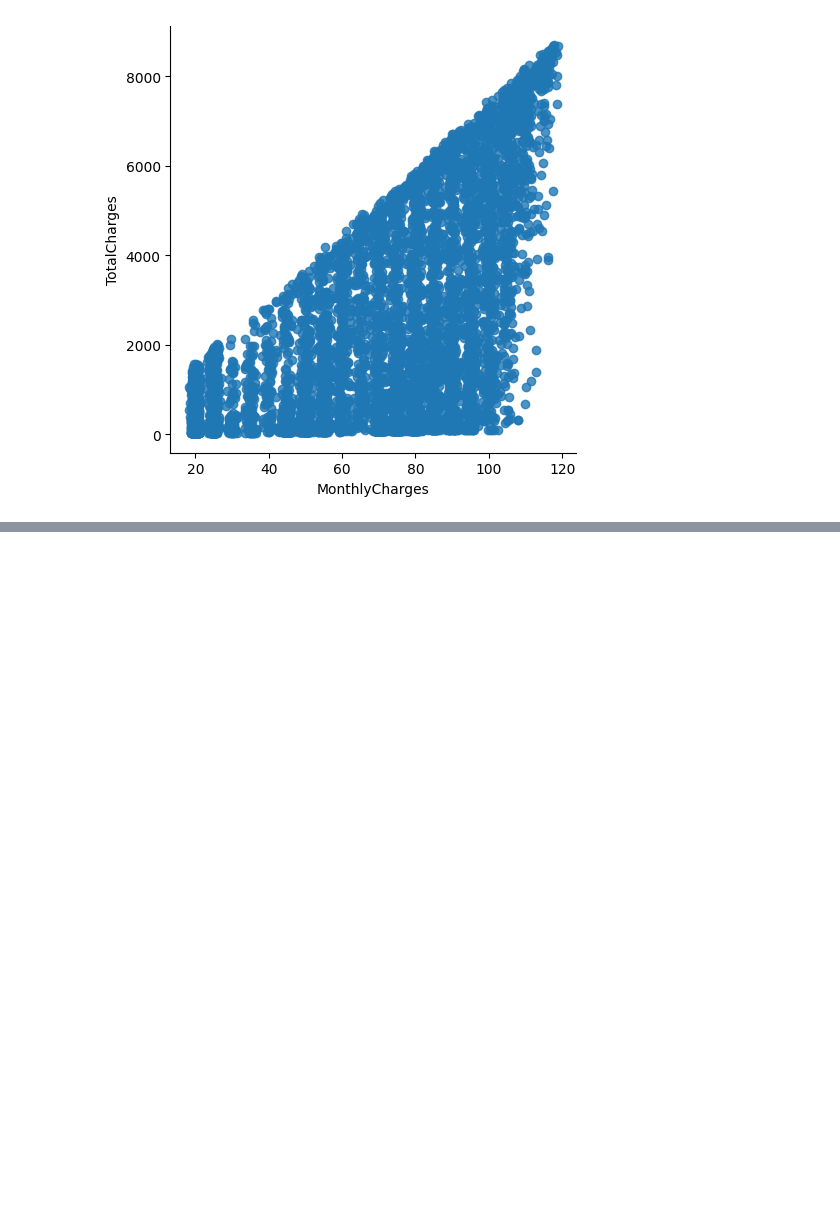
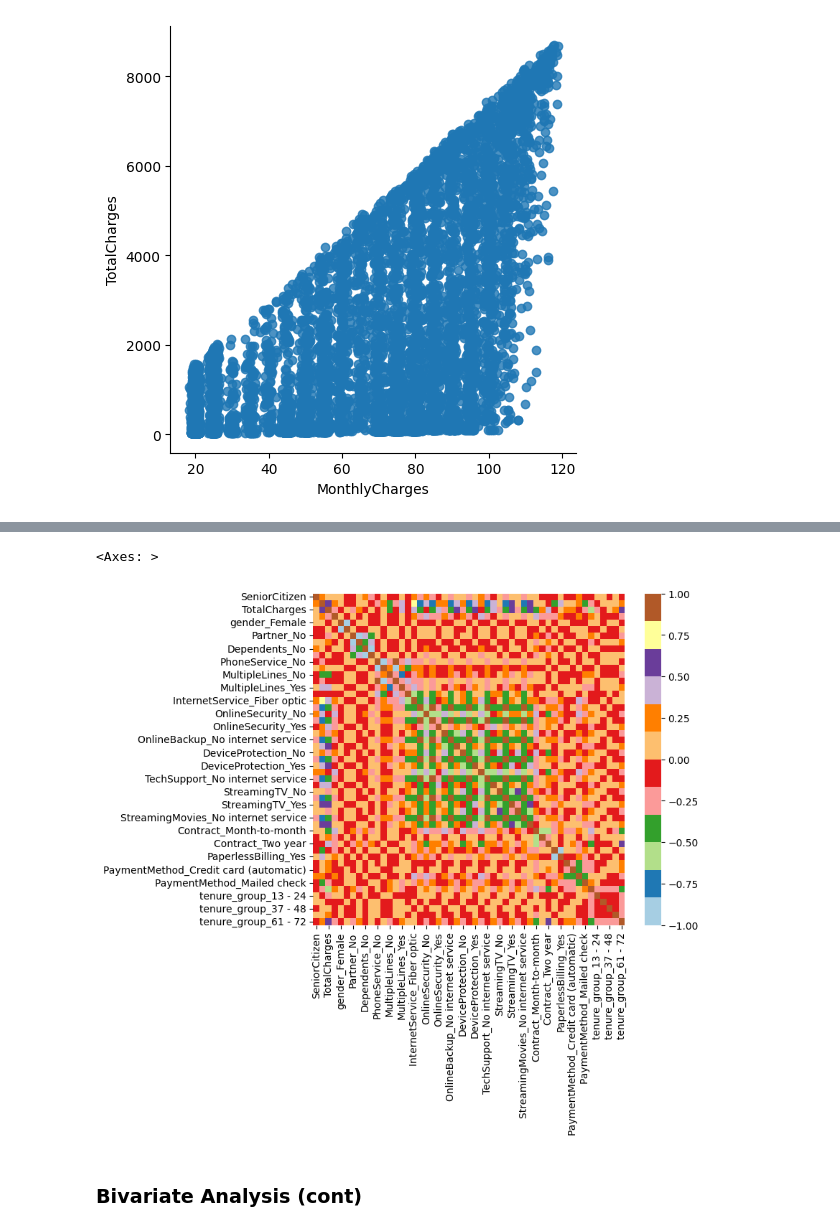
Before and after one commit to srsimonson/exploratory-data-analysis, a Jupyter notebook: customer_churn.ipynb, the cells around one changed output, grey strips where cells are left out. Saved outputs shown, nothing was run; the diff lists cells and outputs as text; code cells hidden in the pictures; blank space fills up the shorter version.

Commit message:
bivariate analysis 1

```diff
--- a/customer_churn.ipynb
+++ b/customer_churn.ipynb
@@ -306,0 +348,8 @@ sns.lmplot(data=new_df_dummies, x='MonthlyCharges', y='TotalCharges', fit_reg=Fa
+# %%
+plt.figure(figsize=(7,6))
+sns.heatmap(new_df_dummies.corr(), cmap='Paired')
+# %% [output]
+<Axes: >
+[figure, added]
+# %% [markdown]
+### Bivariate Analysis (cont)
```
Also changed, not shown: parts of 6 cells of this notebook.
